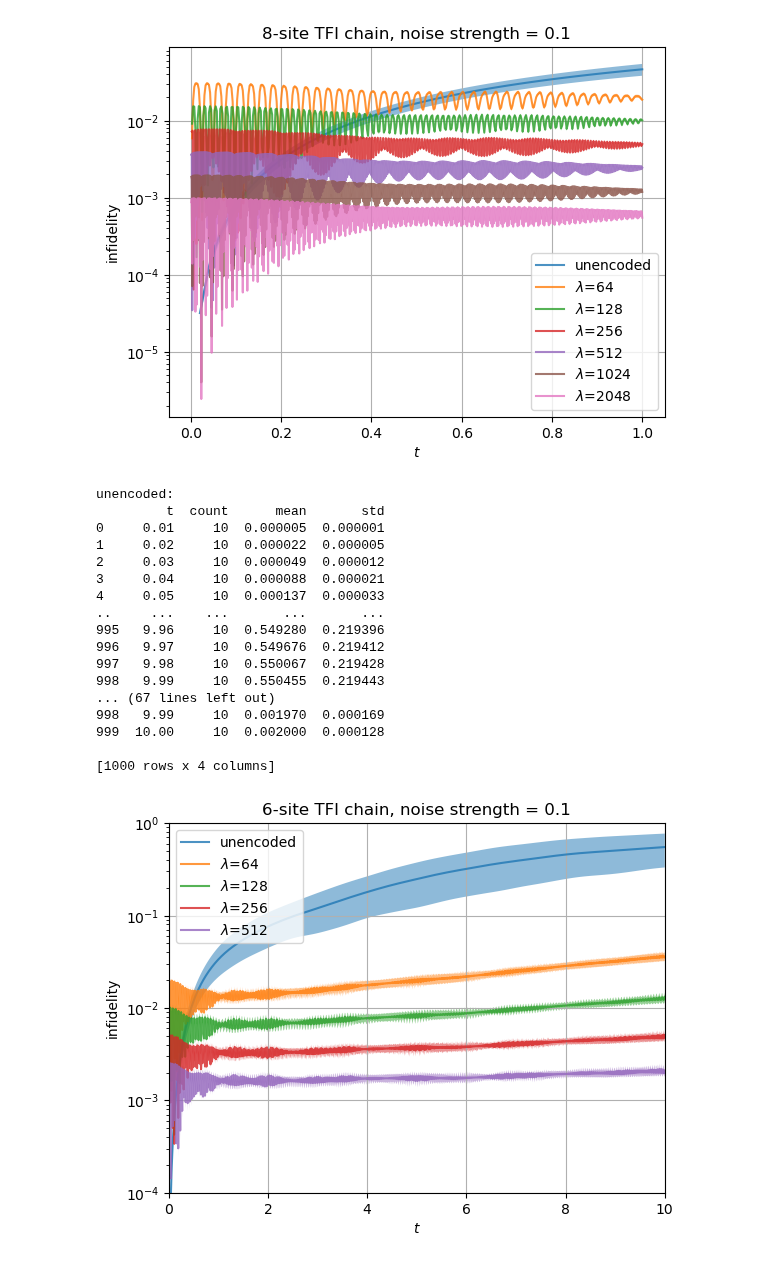
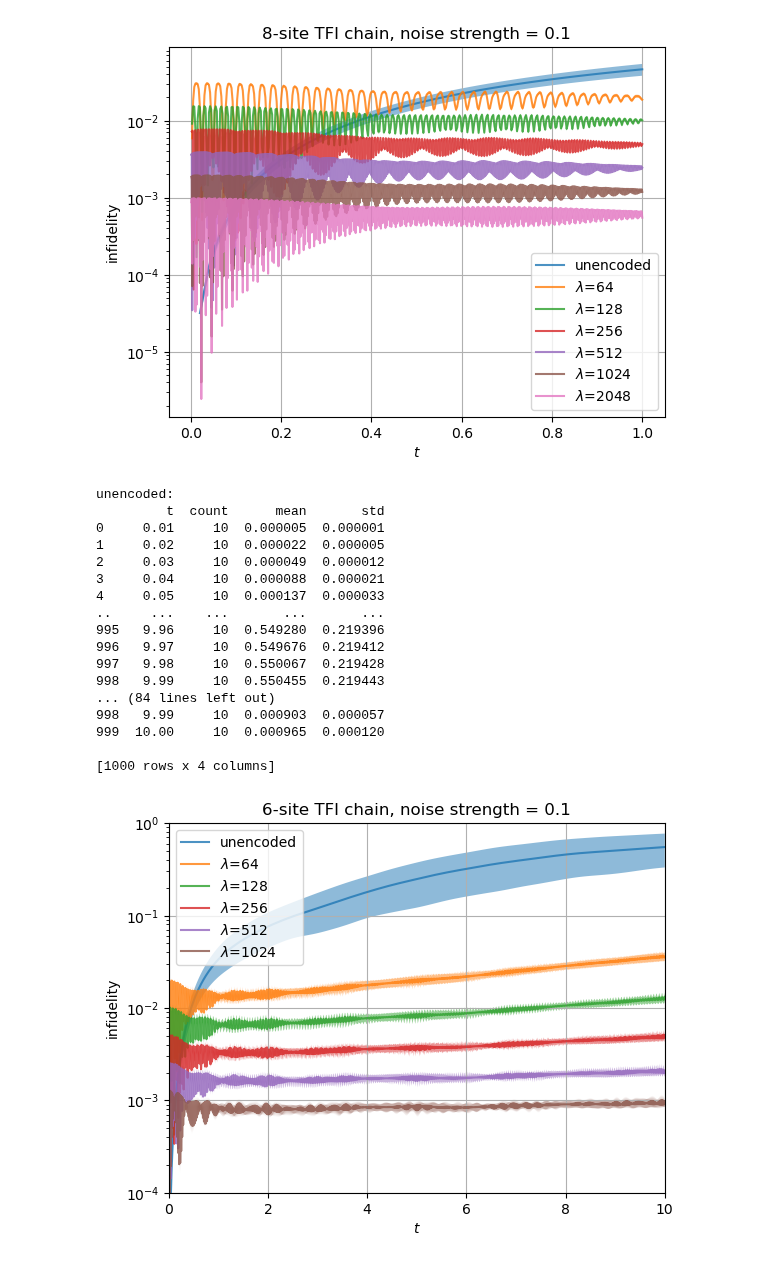
Before and after one commit to sqrta/ErrorSupression, a Jupyter notebook: use-dynamite/data/plot_sweep_time.ipynb, the cells around one changed output. Cells and saved outputs as stored; diff of their text form; code cells hidden in the pictures.

Commit message:
update plot

```diff
--- a/use-dynamite/data/plot_sweep_time.ipynb
+++ b/use-dynamite/data/plot_sweep_time.ipynb
@@ -132,7 +132,7 @@ plt.fill_between(t_arr, mean_arr + std_arr, mean_arr - std_arr, alpha = 0.5)
 
 
 ##### encoded #####
-for lamb in [64, 128, 256, 512]:
+for lamb in [64, 128, 256, 512, 1024]:
     data_t, data_seed, data_infidelity = [], [], []
 
     f = open(f"1dTFIM_sweep_time_3blocks_noise=0.1_lamb={lamb}.txt")
@@ -164,34 +164,34 @@ for lamb in [64, 128, 256, 512]:
     std_arr = newdf["std"].to_numpy()
 
     plt.plot(t_arr, mean_arr, label=r"$\lambda$=" + f"{lamb}", alpha = 0.8)
     plt.fill_between(t_arr, mean_arr + std_arr, mean_arr - std_arr, alpha = 0.5)
 
 plt.ylim(0.0001,1.0)
 plt.xlim(0, 10)
 plt.xlabel(r"$t$")
 plt.ylabel("infidelity")
 plt.yscale("log")
 plt.title("6-site TFI chain, noise strength = 0.1")
 plt.legend()
 plt.grid()
 plt.savefig("sweep_time.pdf", format="pdf", bbox_inches="tight")
 plt.show()
 # %% [output]
 unencoded:
          t  count      mean       std
 0     0.01     10  0.000005  0.000001
 1     0.02     10  0.000022  0.000005
 2     0.03     10  0.000049  0.000012
 3     0.04     10  0.000088  0.000021
 4     0.05     10  0.000137  0.000033
 ..     ...    ...       ...       ...
 995   9.96     10  0.549280  0.219396
 996   9.97     10  0.549676  0.219412
 997   9.98     10  0.550067  0.219428
 998   9.99     10  0.550455  0.219443
-... (67 lines left out)
-998   9.99     10  0.001970  0.000169
-999  10.00     10  0.002000  0.000128
+... (84 lines left out)
+998   9.99     10  0.000903  0.000057
+999  10.00     10  0.000965  0.000120
 
 [1000 rows x 4 columns]
-[figure, old version]
+[figure, new version]
```
